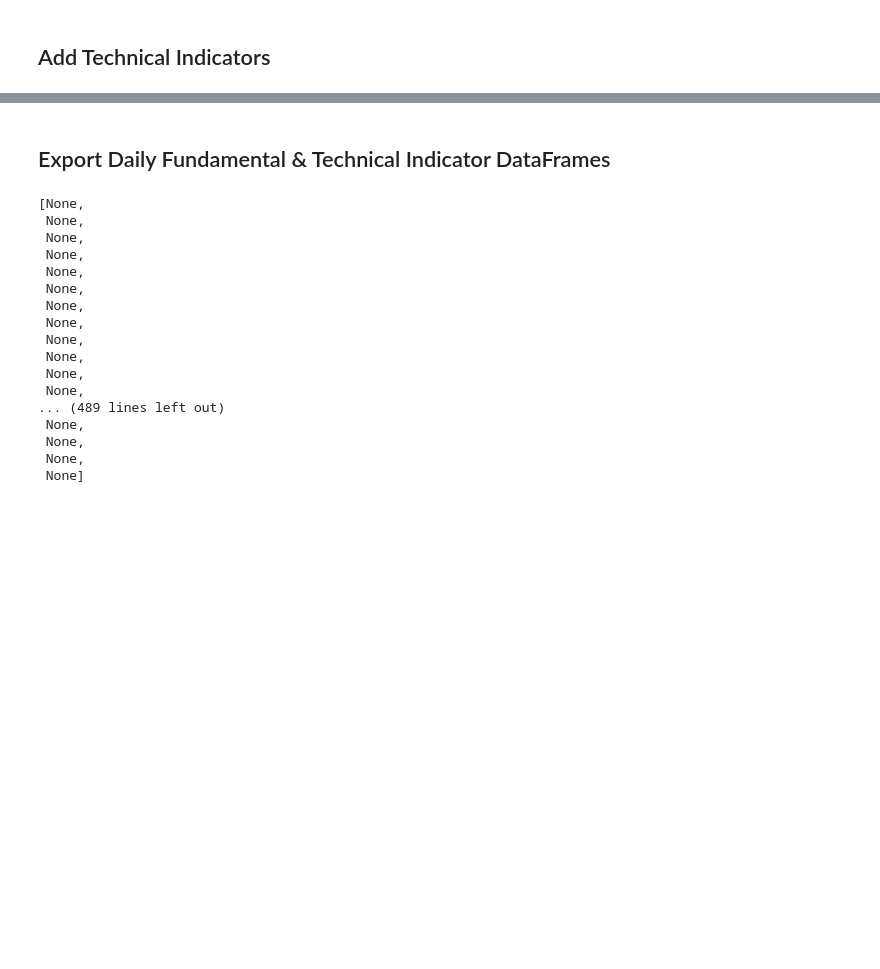
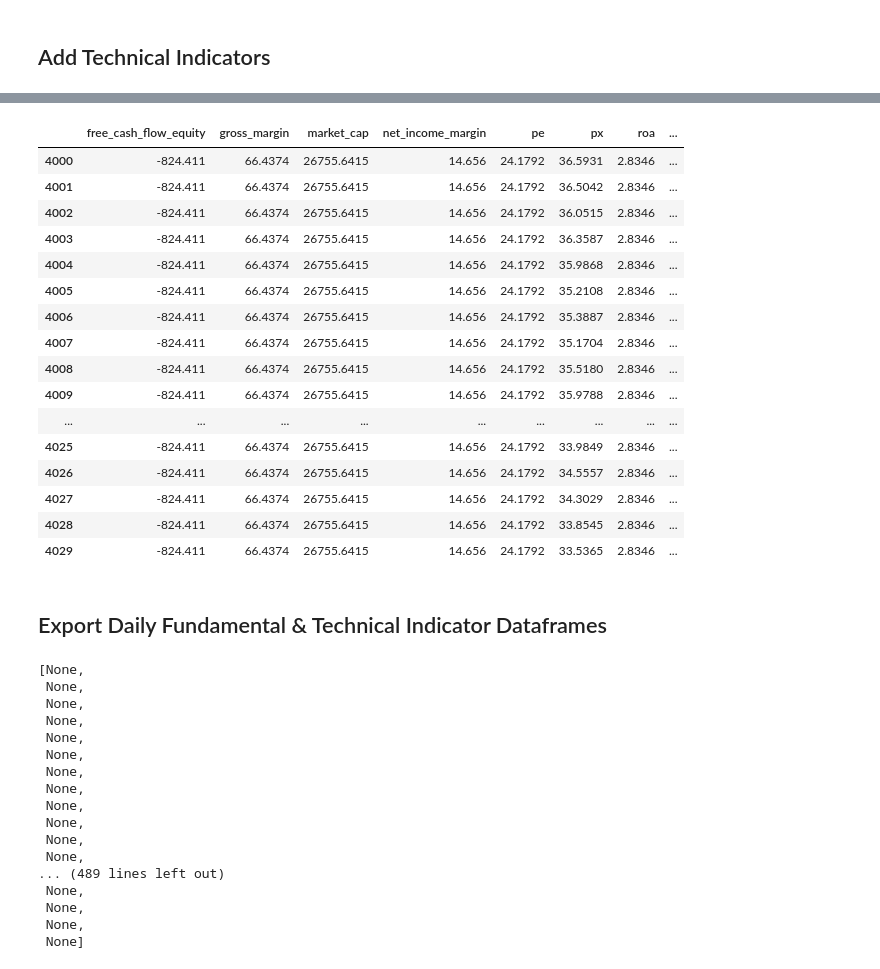
Before and after one commit to ekuo651/Machine-Learning-for-Stock-Selection, a Jupyter notebook: Daily_fund_and_tech_indicators.ipynb, the cells around one changed output, grey strips where cells are left out. Cells and saved outputs as stored; diff of their text form; code cells hidden in the pictures; blank space fills up the shorter version.

```diff
--- a/Daily_fund_and_tech_indicators.ipynb
+++ b/Daily_fund_and_tech_indicators.ipynb
@@ -147,7 +158,7 @@ window_quarter=63
 # %%
 def add_technical_indicators(stock):
 
-    stock_df = make_df(stock).ffill().dropna(axis=1,how='all').dropna()
+    stock_df = stock.dropna(axis=1,how='all')
     stock_df['Price Momentum 12M'] = stock_df.px/stock_df.px.shift(window_year)-1
     stock_df['Price Momentum 12M-1M'] = stock_df.px.shift(window_month)/stock_df.px.shift(window_year)-1
     stock_df['Price to 52W High'] = stock_df.px/stock_df.px.rolling(window_year).max()
@@ -159,5 +170,5 @@ def add_technical_indicators(stock):
     stock_df['Max Daily Return over 1M'] = stock_df['Return 1D'].rolling(window_month).max()
     stock_df['Realized Volatility 1M'] = stock_df['Return 1D'].rolling(window_month).std()
     stock_df['Realized Volatility 3M'] = stock_df['Return 1D'].rolling(window_month*3).std()
-    stock_df.dropna(inplace=True)
+
     return stock_df
@@ -184,0 +175,2 @@ add_technical_indicators(stocks[2])
+# %%
+test_450_2_df = add_technical_indicators(make_df(stocks[3]))
@@ -185,5 +193,25 @@ add_technical_indicators(stocks[2])
+# %%
+test_450_2_df.iloc[4000:4030,:]
+# %% [output]
+|  | free_cash_flow_equity | gross_margin | market_cap | net_income_margin | pe | px | roa | ... |
+| 4000 | -824.411 | 66.4374 | 26755.6415 | 14.656 | 24.1792 | 36.5931 | 2.8346 | ... |
+| 4001 | -824.411 | 66.4374 | 26755.6415 | 14.656 | 24.1792 | 36.5042 | 2.8346 | ... |
+| 4002 | -824.411 | 66.4374 | 26755.6415 | 14.656 | 24.1792 | 36.0515 | 2.8346 | ... |
+| 4003 | -824.411 | 66.4374 | 26755.6415 | 14.656 | 24.1792 | 36.3587 | 2.8346 | ... |
+| 4004 | -824.411 | 66.4374 | 26755.6415 | 14.656 | 24.1792 | 35.9868 | 2.8346 | ... |
+| 4005 | -824.411 | 66.4374 | 26755.6415 | 14.656 | 24.1792 | 35.2108 | 2.8346 | ... |
+| 4006 | -824.411 | 66.4374 | 26755.6415 | 14.656 | 24.1792 | 35.3887 | 2.8346 | ... |
+| 4007 | -824.411 | 66.4374 | 26755.6415 | 14.656 | 24.1792 | 35.1704 | 2.8346 | ... |
+| 4008 | -824.411 | 66.4374 | 26755.6415 | 14.656 | 24.1792 | 35.5180 | 2.8346 | ... |
+| 4009 | -824.411 | 66.4374 | 26755.6415 | 14.656 | 24.1792 | 35.9788 | 2.8346 | ... |
+| ... | ... | ... | ... | ... | ... | ... | ... | ... |
+| 4025 | -824.411 | 66.4374 | 26755.6415 | 14.656 | 24.1792 | 33.9849 | 2.8346 | ... |
+| 4026 | -824.411 | 66.4374 | 26755.6415 | 14.656 | 24.1792 | 34.5557 | 2.8346 | ... |
+| 4027 | -824.411 | 66.4374 | 26755.6415 | 14.656 | 24.1792 | 34.3029 | 2.8346 | ... |
+| 4028 | -824.411 | 66.4374 | 26755.6415 | 14.656 | 24.1792 | 33.8545 | 2.8346 | ... |
+| 4029 | -824.411 | 66.4374 | 26755.6415 | 14.656 | 24.1792 | 33.5365 | 2.8346 | ... |
 # %% [markdown]
-## Export Daily Fundamental & Technical Indicator DataFrames
+## Export Daily Fundamental & Technical Indicator Dataframes
 # %%
 def export_csv(stock):
     df = add_technical_indicators(stock)
```
Also changed, not shown: parts of 16 cells of this notebook.
